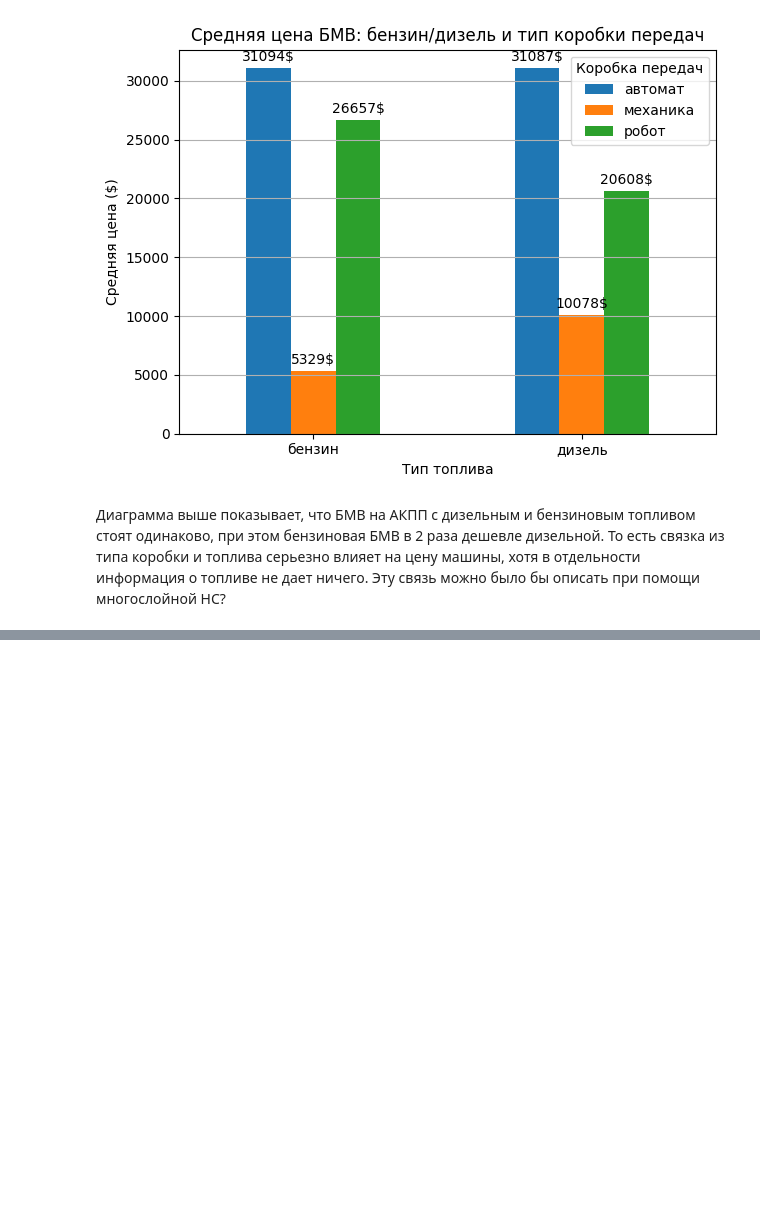
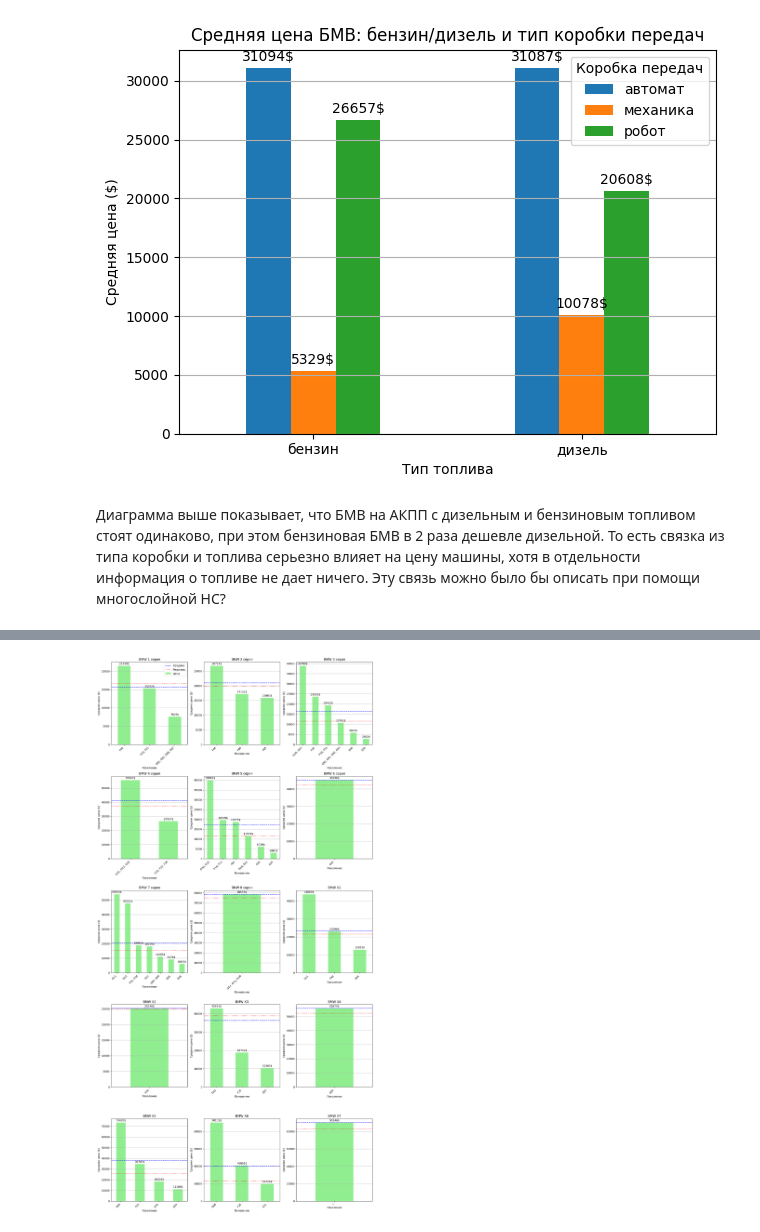
Before and after one commit to trxxnk/BimmerAI, a Jupyter notebook: notebooks/bmw_analys.ipynb, the cells around one changed output, grey strips where cells are left out. Drawn from its saved outputs; the diff is of its cells as text; code cells hidden in the pictures; blank space fills up the shorter version.

```diff
--- a/notebooks/bmw_analys.ipynb
+++ b/notebooks/bmw_analys.ipynb
@@ -416,0 +459,45 @@ plt.show()
+# %%
+# Средняя цена по сериям и поколениям БМВ
+
+series_list = data['Серия'].unique()
+series_list.sort()
+n_series = len(series_list)
+
+# Определим количество столбцов и строк для сетки
+n_cols = 3  # например, 3 столбца
+n_rows = n_series // n_cols + (1 if n_series % n_cols != 0 else 0)
+
+fig, axes = plt.subplots(n_rows, n_cols, figsize=(n_cols*5, n_rows*6))
+axes = axes.flatten()  # для удобства индексации
+
+for idx, series in enumerate(series_list):
+    ax = axes[idx]
+    series_data = data[data['Серия'] == series]
+    avg_price_by_generation = series_data.groupby('Поколение')['Цена'].mean().sort_values(ascending=False)
+    avg_price_by_generation.plot(kind='bar', color='lightgreen', ax=ax)
+    for container in ax.containers if hasattr(ax, 'containers') else []:
+        ax.bar_label(container, fmt='%.0f$', padding=3)
+    # Добавим горизонтальные линии средней и медианы по серии
+    mean_price = series_data['Цена'].mean()
+    median_price = series_data['Цена'].median()
+    ax.axhline(mean_price, color='blue', linestyle='--', linewidth=1.5, label='Среднее')
+    ax.axhline(median_price, color='red', linestyle=':', linewidth=1.5, label='Медиана')
+    ax.set_title(f'BMW {series}')
+    ax.set_xlabel('Поколение')
+    ax.set_ylabel('Средняя цена ($)')
+    ax.tick_params(axis='x', rotation=45)
+    ax.grid(axis='y')
+    ax.set_ylim(bottom=0)
+    ax.set_xticklabels(ax.get_xticklabels(), ha='right')
+    # Добавим легенду только если это первый график
+    if idx == 0:
+        ax.legend()
+
+# Отключим пустые подграфики, если есть
+for j in range(idx+1, len(axes)):
+    fig.delaxes(axes[j])
+
+plt.tight_layout()
+plt.show()
+# %% [output]
+[figure, added]
```
Also changed, not shown: parts of 15 cells of this notebook, 2 other files.
